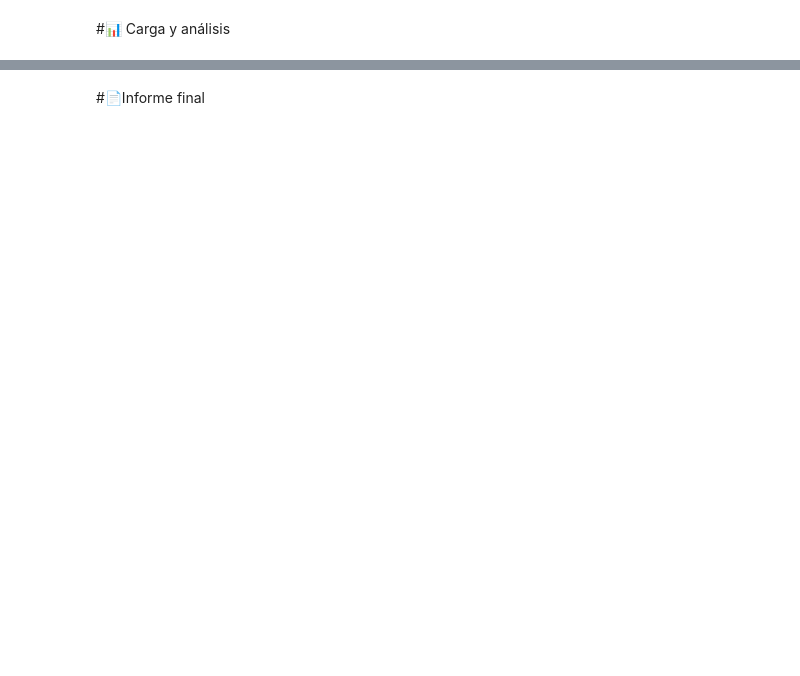
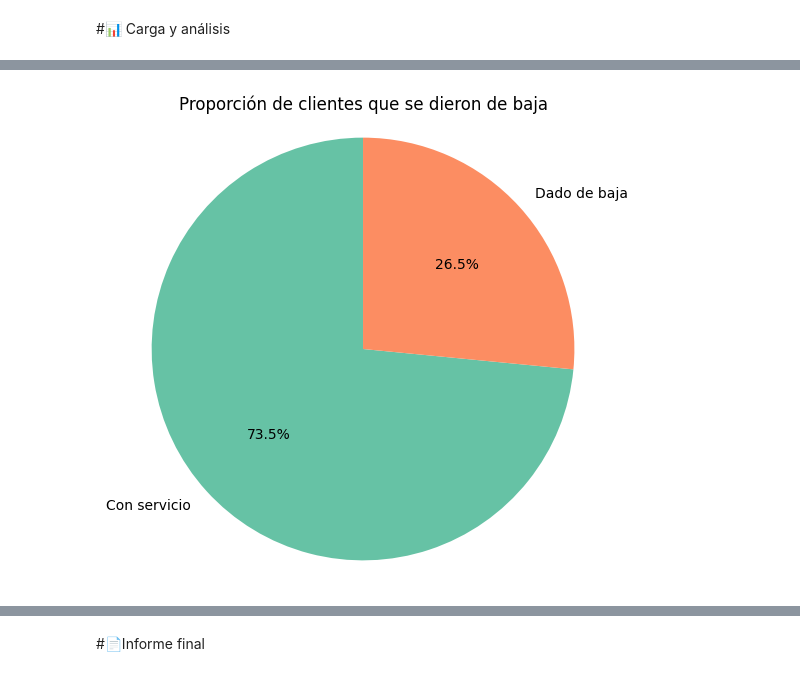
Before and after one commit to kevirui/Challenge-Telecom-Alura, a Jupyter notebook: TelecomX_LATAM.ipynb, the cells around one changed output, grey strips where cells are left out. Cells and saved outputs as stored; diff of their text form; code cells hidden in the pictures; blank space fills up the shorter version.

```diff
--- a/TelecomX_LATAM.ipynb
+++ b/TelecomX_LATAM.ipynb
@@ -10,2 +83,33 @@ import
+# %%
+mapeo_columnas = {
+    'customerID': 'ID_cliente',
+    'Churn': 'situacion',
+    'customer_gender': 'genero',
+    'customer_SeniorCitizen': 'estado_jubilado',
+    'customer_Partner': 'estado_con_pareja',
+    'customer_Dependents': 'estado_dependencia',
+    'customer_tenure': 'tenencia',
+    'phone_PhoneService': 'servicio_telefonico',
+    'phone_MultipleLines': 'multiples_lineas',
+    'internet_InternetService': 'servicio_internet',
+    'internet_OnlineBackup': 'copia_de_seguridad',
+    'internet_OnlineSecurity': 'seguridad_en_linea',
+    'internet_DeviceProtection': 'internet_seguro',
+    'internet_TechSupport': 'soporte_tecnico',
+    'internet_StreamingTV': 'servicio_streaming',
+    'internet_StreamingMovies': 'servicio_peliculas',
+    'account_Contract': 'tipo_contrato',
+    'account_PaperlessBilling': 'facturacion_sin_papel',
+    'account_PaymentMethod': 'metodo_pago',
+    'account_Charges_Monthly': 'cargos_mensuales',
+    'account_Charges_Total': 'cargos_totales'
+}
+
+data = data.rename(columns=mapeo_columnas)
+
+data['genero'] = data['genero'].replace({'Female': 'Femenino', 'Male': 'Masculino'})
+data['servicio_internet'] = data['servicio_internet'].replace({'Fiber optic': 'Fibra ótica', 'DSL': 'DSL', 'No': 'No'})
+data['tipo_contrato'] = data['tipo_contrato'].replace({'Month-to-month': 'Mensual', 'One year': 'Anual', 'Two year': 'Doble'})
+data['metodo_pago'] = data['metodo_pago'].replace({'Electronic check': 'Cheque electrónico', 'Mailed check': 'Cheque', 'Bank transfer (automatic)': 'Transferencia bancaria', 'Credit card (automatic)': 'Tarjeta de crédito'})
 # %% [markdown]
 #📊 Carga y análisis
@@ -11,0 +218,3 @@ import
+# %%
+totalClientesSituacion = data['situacion'].value_counts()
+totalClientesSituacion
@@ -11,0 +227,12 @@ import
+# %%
+import matplotlib.pyplot as plt
+
+labels = ['Con servicio', 'Dado de baja']
+
+plt.figure(figsize=(6,6))
+plt.pie(totalClientesSituacion, labels=labels, autopct='%1.1f%%', colors=['#66c2a5', '#fc8d62'], startangle=90)
+plt.title('Proporción de clientes que se dieron de baja')
+plt.axis('equal')
+plt.show()
+# %% [output]
+[figure, added]
```
Also changed, not shown: parts of 50 cells of this notebook.
